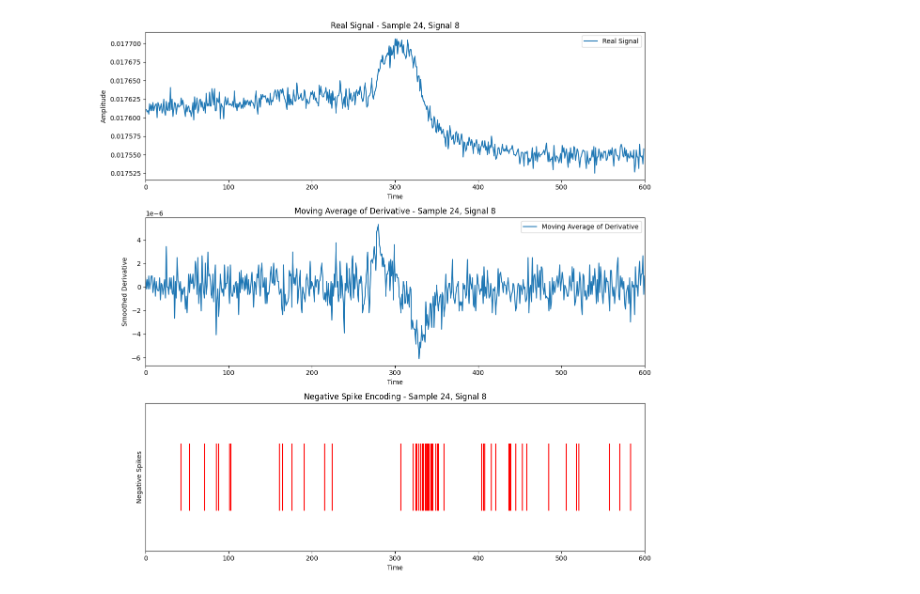
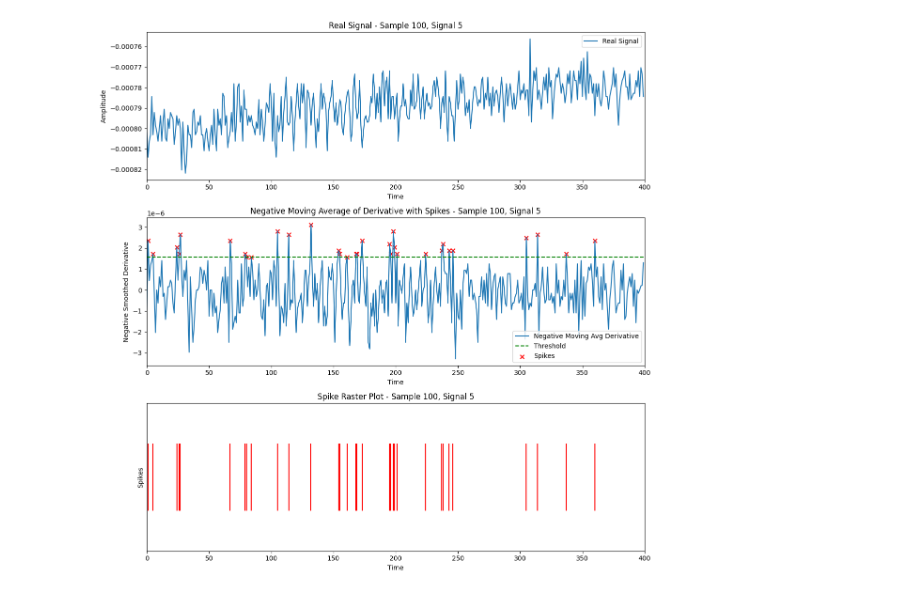
Before and after one commit to michu5696/NeuCube-Py, a Jupyter notebook: figures.ipynb, the cells around one changed output. Cells and saved outputs as stored; diff of their text form; code cells hidden in the pictures.

Commit message:
update to Deltav2 encoding + test class balance

```diff
--- a/figures.ipynb
+++ b/figures.ipynb
@@ -45,64 +108,100 @@ fulldf
 # %%
-X = torch.tensor(fulldf.values.reshape(30, 600, 25))  # Check if reshaping is correctly matching your dataset
-derivatives = torch.diff(X, dim=1)
-min_values = derivatives.min(dim=1)[0].min(dim=0)[0]
-max_values = derivatives.max(dim=1)[0].max(dim=0)[0]
+X = torch.tensor(fulldf.values.reshape(200, 400, 25))  # Adjust dimensions as per your dataset
 
-encoder = RateEncoder(min_values, max_values, max_rate=1)
-negative_spikes = encoder.encode(X)
+# Compute negative moving average derivatives
+negative_moving_avg_derivatives = compute_negative_moving_average_derivatives(X, window_size=10)
+
+# Reshape to a 2D tensor for percentile computation
+reshaped_negative_derivatives = negative_moving_avg_derivatives.view(-1, X.shape[2])  # Shape: (batch_size * time_steps, num_features)
+
+# Compute thresholds for each feature at the desired percentile (e.g., 99th percentile)
+percentile_value = 90.0  # Change as needed
+thresholds = compute_thresholds(reshaped_negative_derivatives, percentile=percentile_value)
+
+encoder = Deltav2(thresholds)
+encoded_dataset = encoder.encode_dataset(X)
 # %%
+import torch
+import matplotlib.pyplot as plt
+
 def moving_average(data, window_size=10):
     if window_size < 2:
         return data
-    # Ensure data is in float format for convolution operation
-    data = data.float()  # Ensure the input data is of type float
-    weights = torch.ones(window_size).float() / window_size  # Ensure weights are of type float
-    return torch.nn.functional.conv1d(data.unsqueeze(0).unsqueeze(0), weights.unsqueeze(0).unsqueeze(0), padding=window_size//2).squeeze()
+    data = data.float().unsqueeze(0).unsqueeze(0)  # Shape: [1, 1, sequence_length]
+    padding = window_size // 2
+    smoothed_data = torch.nn.functional.avg_pool1d(
+        data,
+        kernel_size=window_size,
+        stride=1,
+        padding=padding,
+        count_include_pad=False
+    )
+    smoothed_data = smoothed_data.squeeze(0).squeeze(0)
+    return smoothed_data[:data.shape[-1]]
 
-def plot_signal_and_encoding(X, neg_sX, sample_index, signal_index, window_size=10):
+def plot_signal_and_encoding(X, encoded_dataset, thresholds, sample_index, signal_index, window_size=10):
     plt.figure(figsize=(12, 12))
 
     # Get the x-axis limits (time steps)
     xlim = (0, X.shape[1])
 
     # Plotting the real signal
     plt.subplot(3, 1, 1)
     plt.plot(X[sample_index, :, signal_index], label='Real Signal')
     plt.xlim(xlim)  # Set x-axis limits
     plt.title(f'Real Signal - Sample {sample_index}, Signal {signal_index}')
     plt.xlabel('Time')
     plt.ylabel('Amplitude')
     plt.legend()
 
-    # Calculating and plotting the derivative of the signal
+    # Calculating and plotting the negative moving average derivative
     plt.subplot(3, 1, 2)
-    derivative = torch.diff(X[sample_index, :, signal_index], dim=0)
-    derivative_padded = torch.cat([derivative, torch.tensor([0.0], dtype=torch.float)])  # Padding to match the original length
+    # Compute the derivative with the same size as in the encoder
+    sample_signal = X[sample_index, :, signal_index]
+    derivative = torch.zeros_like(sample_signal)
+    derivative[1:] = sample_signal[1:] - sample_signal[:-1]
+    derivative[0] = derivative[1]  # Adjusted to match the encoder
 
-    # Calculating the moving average of the derivative
-    moving_avg_derivative = moving_average(derivative_padded, window_size)
+    # Apply moving average
+    moving_avg_derivative = moving_average(derivative, window_size)
 
-    plt.plot(moving_avg_derivative, label='Moving Average of Derivative')
+    # Take the negative of the moving average derivative
+    negative_moving_avg_derivative = -moving_avg_derivative
+
+    # Plot the negative moving average derivative
+    plt.plot(negative_moving_avg_derivative, label='Negative Moving Avg Derivative')
+
+    # Get the threshold for the current feature
+    threshold = thresholds[signal_index].item()
+
+    # Plot the threshold line
+    plt.axhline(y=threshold, color='green', linestyle='--', label='Threshold')
+
+    # Overlay the spike times
+    spike_times_neg = torch.where(encoded_dataset[sample_index, :, signal_index] == 1)[0]
+    spike_values = negative_moving_avg_derivative[spike_times_neg]
+    plt.scatter(spike_times_neg, spike_values, color='red', marker='x', label='Spikes')
+
     plt.xlim(xlim)  # Set x-axis limits
-    plt.title(f'Moving Average of Derivative - Sample {sample_index}, Signal {signal_index}')
+    plt.title(f'Negative Moving Average of Derivative with Spikes - Sample {sample_index}, Signal {signal_index}')
     plt.xlabel('Time')
-    plt.ylabel('Smoothed Derivative')
+    plt.ylabel('Negative Smoothed Derivative')
     plt.legend()
 
-    # Plotting the positive spike encoding using eventplot
+    # Plotting the spike raster
     plt.subplot(3, 1, 3)
-    spike_times_neg = torch.where(neg_sX[sample_index, :, signal_index] == 1)[0]
-    plt.eventplot(spike_times_neg, orientation='horizontal', colors='red', linelengths=1)
+    plt.eventplot(spike_times_neg.numpy(), orientation='horizontal', colors='red', linelengths=1)
     plt.xlim(xlim)  # Set x-axis limits
-    plt.title(f'Negative Spike Encoding - Sample {sample_index}, Signal {signal_index}')
+    plt.title(f'Spike Raster Plot - Sample {sample_index}, Signal {signal_index}')
     plt.xlabel('Time')
-    plt.ylabel('Negative Spikes')
+    plt.ylabel('Spikes')
     plt.yticks([])  # Hide y-axis labels since there's only one line
 
     plt.tight_layout()
     plt.show()
 
-# Example usage: plot signal and encoding for sample 0, signal 0
-plot_signal_and_encoding(X, negative_spikes, sample_index=24, signal_index=8)
+# Example usage: plot signal and encoding for sample 125, signal 2
+# Make sure to pass the thresholds used in the encoder
+plot_signal_and_encoding(X, encoded_dataset, thresholds, sample_index=100, signal_index=5, window_size=10)
 # %% [output]
-[figure, old version]
+[figure, new version]
```
Also changed, not shown: parts of 5 cells of this notebook, 4 other files.
